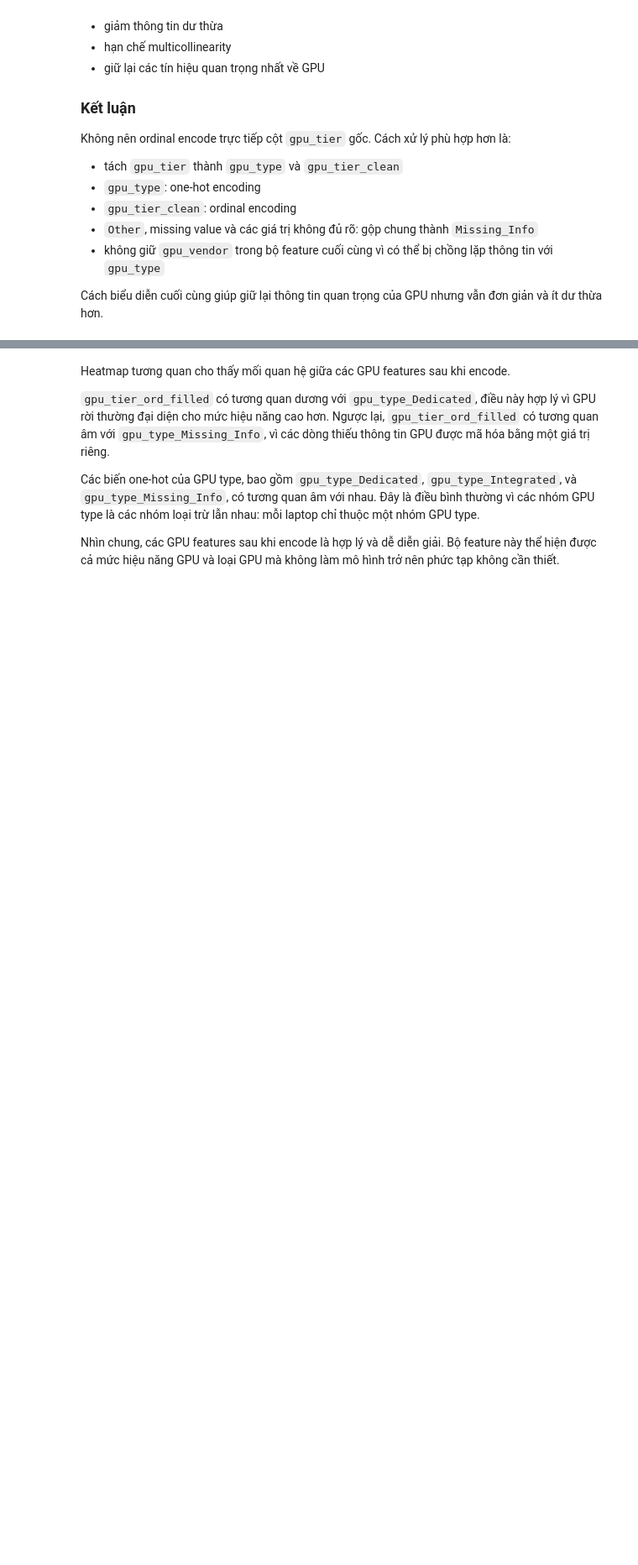
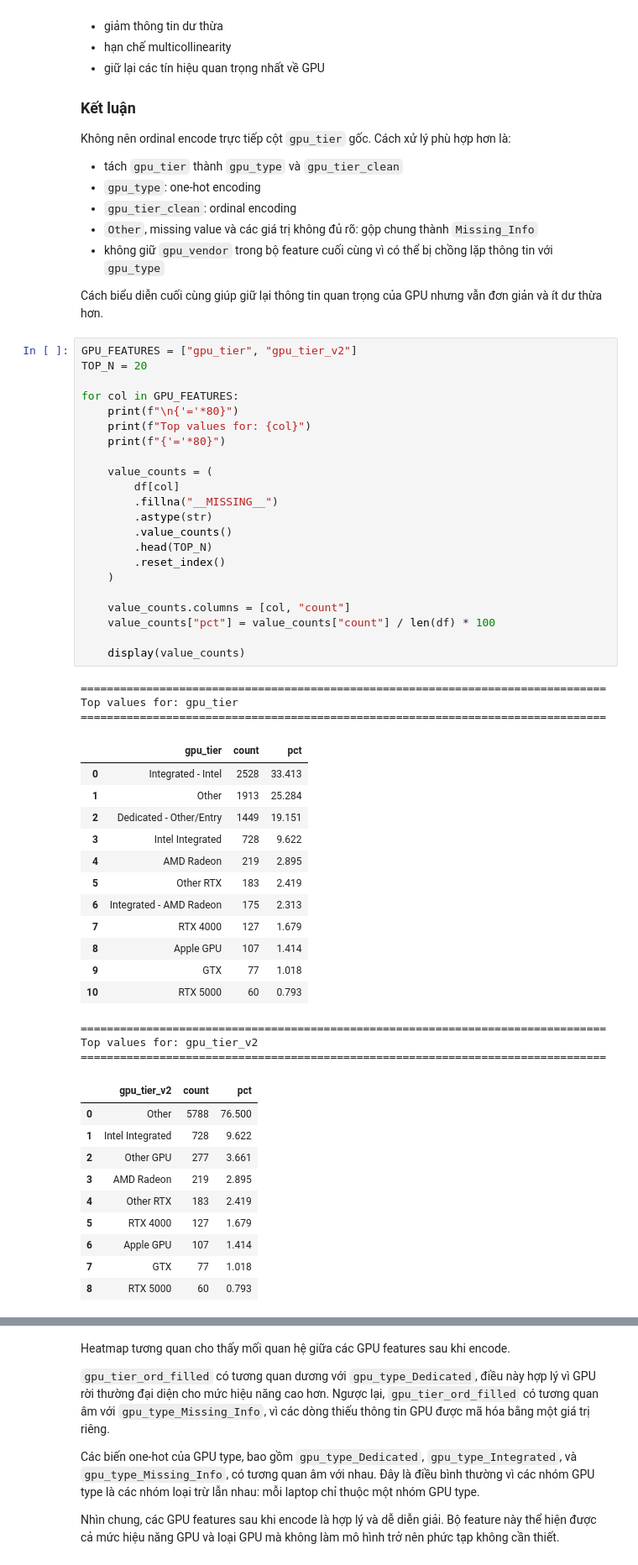
Before and after one commit to thisYui/Laptop-Price-Prediction, a Jupyter notebook: notebooks/data/06_feature_engineering.ipynb, the cells around one changed output, grey strips where cells are left out. Shown at 84% size. Saved outputs shown, nothing was run; the diff lists cells and outputs as text; blank space fills up the shorter version.

```diff
--- a/notebooks/data/06_feature_engineering.ipynb
+++ b/notebooks/data/06_feature_engineering.ipynb
@@ -1070,3 +1678,54 @@ Không nên ordinal encode trực tiếp cột `gpu_tier` gốc. Cách xử lý
 - không giữ `gpu_vendor` trong bộ feature cuối cùng vì có thể bị chồng lặp thông tin với `gpu_type`
 
 Cách biểu diễn cuối cùng giúp giữ lại thông tin quan trọng của GPU nhưng vẫn đơn giản và ít dư thừa hơn.
+# %%
+GPU_FEATURES = ["gpu_tier", "gpu_tier_v2"]
+TOP_N = 20
+
+for col in GPU_FEATURES:
+    print(f"\n{'='*80}")
+    print(f"Top values for: {col}")
+    print(f"{'='*80}")
+
+    value_counts = (
+        df[col]
+        .fillna("__MISSING__")
+        .astype(str)
+        .value_counts()
+        .head(TOP_N)
+        .reset_index()
+    )
+
+    value_counts.columns = [col, "count"]
+    value_counts["pct"] = value_counts["count"] / len(df) * 100
+
+    display(value_counts)
+# %% [output]
+================================================================================
+Top values for: gpu_tier
+================================================================================
+|  | gpu_tier | count | pct |
+| 0 | Integrated - Intel | 2528 | 33.413 |
+| 1 | Other | 1913 | 25.284 |
+| 2 | Dedicated - Other/Entry | 1449 | 19.151 |
+| 3 | Intel Integrated | 728 | 9.622 |
+| 4 | AMD Radeon | 219 | 2.895 |
+| 5 | Other RTX | 183 | 2.419 |
+| 6 | Integrated - AMD Radeon | 175 | 2.313 |
+| 7 | RTX 4000 | 127 | 1.679 |
+| 8 | Apple GPU | 107 | 1.414 |
+| 9 | GTX | 77 | 1.018 |
+| 10 | RTX 5000 | 60 | 0.793 |
+================================================================================
+Top values for: gpu_tier_v2
+================================================================================
+|  | gpu_tier_v2 | count | pct |
+| 0 | Other | 5788 | 76.500 |
+| 1 | Intel Integrated | 728 | 9.622 |
+| 2 | Other GPU | 277 | 3.661 |
+| 3 | AMD Radeon | 219 | 2.895 |
+| 4 | Other RTX | 183 | 2.419 |
+| 5 | RTX 4000 | 127 | 1.679 |
+| 6 | Apple GPU | 107 | 1.414 |
+| 7 | GTX | 77 | 1.018 |
+| 8 | RTX 5000 | 60 | 0.793 |
```
Also changed, not shown: parts of 28 cells of this notebook, 11 other files.
